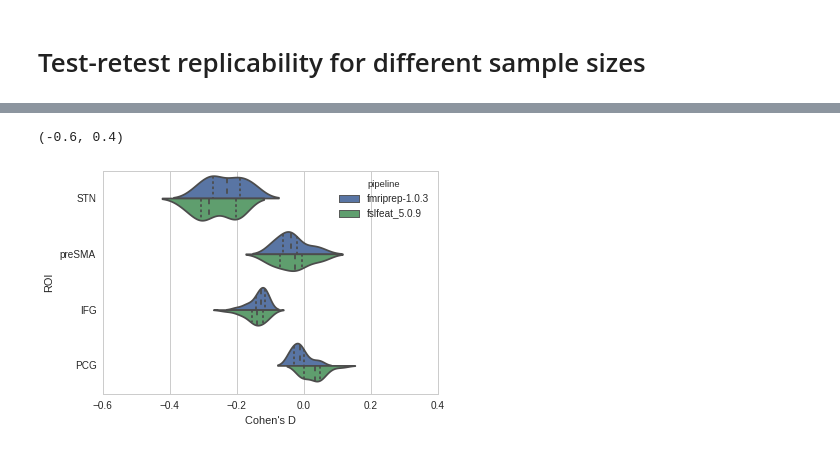
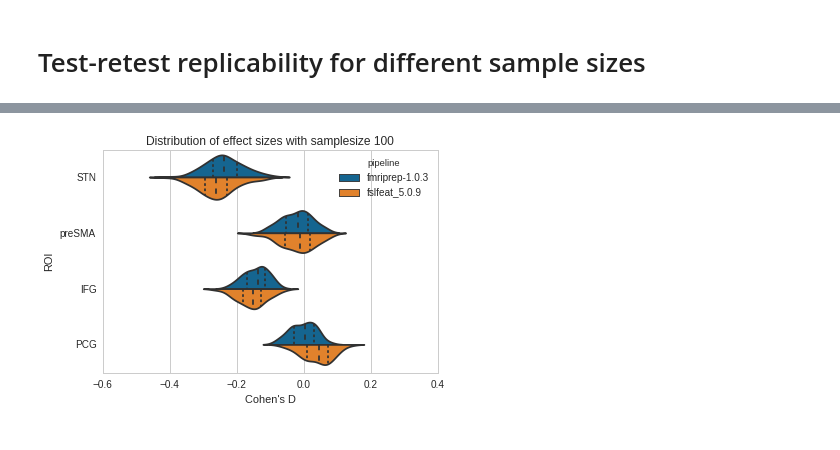
Before and after one commit to poldracklab/CNP_task_analysis, a Jupyter notebook: notebooks/MultiSubVis.ipynb, the cells around one changed output, grey strips where cells are left out. Drawn from its saved outputs; the diff is of its cells as text; code cells hidden in the pictures.

Commit message:
collect results outside of notebook

```diff
--- a/notebooks/MultiSubVis.ipynb
+++ b/notebooks/MultiSubVis.ipynb
@@ -11,11 +11,12 @@ import seaborn as sns
 import pandas as pd
 import numpy as np
 import palettable
+import json
 import sys
 import os
 
 sys.path.append(os.path.join(os.environ.get("HOME"),"CNP_analysis"))
-from utils import get_config
+from utils import get_config, atlas
 from utils.prog import log_progress as lp
 
 %matplotlib inline
@@ -25,6 +26,8 @@ sns.set_style('white')
 cols = palettable.tableau.ColorBlind_10.hex_colors
 cols += palettable.tableau.PurpleGray_6.hex_colors
 cols += palettable.tableau.Tableau_10.hex_colors
+
+sns.set_palette(palettable.tableau.ColorBlind_10.mpl_colors)
 # %%
 pipelines= ['fmriprep-1.0.3','fslfeat_5.0.9']
 # %%
@@ -96,16 +87,5 @@ HO_dat = nib.load(HO).get_data()
-# %%
-newat = np.zeros(STN.shape[:3])
-newat[np.where(HO_dat==7)] = 4
-newat[np.where(HO_dat==5)] = 3
-newat[np.where(HO_dat==26)] = 2
-newat[np.where(STN_dat>0)] = 1
-atlas = nib.Nifti1Image(newat,affine=STN.affine,header=STN.header)
-labels = {
-    1:"STN",
-    2:"preSMA",
-    3:"IFG",
-    4:"PCG"
-}
+# %%
+atlas,labels = atlas.create_atlas()
 # %%
 cut_coords = [2,4,8,10,40,45,50,55]
 plotting.plot_roi(atlas,display_mode='x',cut_coords=cut_coords,cmap='rainbow',alpha=1)
@@ -261,3 +117,9 @@ for pipeline in pipelines:
+# %%
+results = pd.read_csv(os.path.join(basedir,"results.csv"),index_col=0)
+
+with open(os.path.join(basedir,"tvals.json")) as json_data:
+    allT = json.load(json_data)
+    json_data.close()
 # %%
 results.head()
 # %% [output]
@@ -270,10 +154,15 @@ results.head()
 # %%
+samplesize = 60
 reslong = pd.melt(results,id_vars=['pipeline','samplesize'],
                   value_vars=labels.values(),var_name="ROI",value_name="Cohen's D")
-sns.set_style("whitegrid")
-sns.violinplot(x="Cohen's D",y='ROI',hue='pipeline',data=reslong[reslong.samplesize==90],
-               split=True,inner='quartile')
-plt.xlim([-0.6,0.4])
+
+def ESfigure(reslong,samplesize):
+    sns.set_style("whitegrid")
+    sns.violinplot(x="Cohen's D",y='ROI',hue='pipeline',data=reslong[reslong.samplesize==samplesize],
+                   split=True,inner='quartile')
+    plt.title("Distribution of effect sizes with samplesize %i"%samplesize)
+    plt.xlim([-0.6,0.4])
+
+ESfigure(reslong,100)
 # %% [output]
-(-0.6, 0.4)
-[figure, old version]
+[figure, new version]
```
Also changed, not shown: parts of 20 cells of this notebook, 1 other file.
